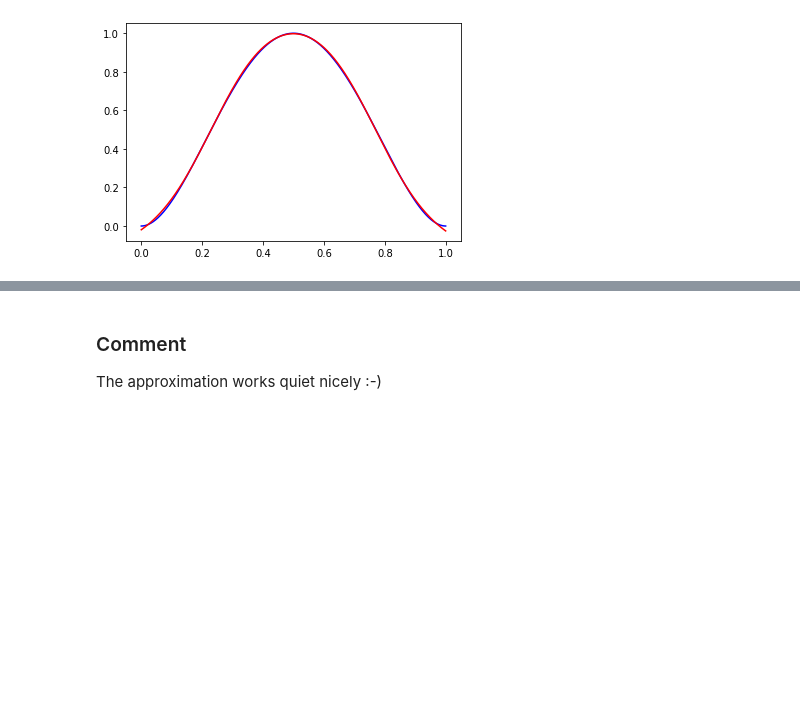
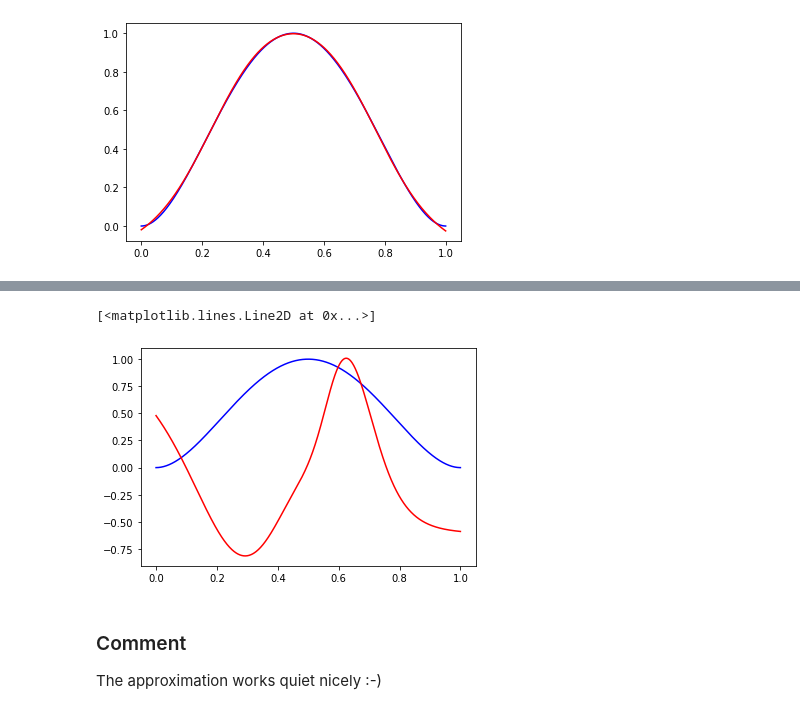
Before and after one commit to codax0r/mse-delearn, a Jupyter notebook: jeh/w3-function_approximation_stud.ipynb, the cells around one changed output, grey strips where cells are left out. Cells and saved outputs as stored; diff of their text form; code cells hidden in the pictures; blank space fills up the shorter version.

```diff
--- a/jeh/w3-function_approximation_stud.ipynb
+++ b/jeh/w3-function_approximation_stud.ipynb
@@ -409,3 +423,16 @@ plt.plot(X_test[0,:],Ypred_test[0,:],'r-')
+# %%
+### START YOUR CODE ###
+W1, W2, b1, b2 = params['W1'], params['W2'], params['b1'], params['b2']
+Ypred_test = predict(X_test_std, W1, b1, W2, b2)
+#Ypred_test = inv_normalize(Ypred_test, mu=y_train_mu, stdev=y_train_stdev)
+### END YOUR CODE ###
+
+
+plt.plot(X_test[0,:],y_test[0,:],'b-')
+plt.plot(X_test[0,:],Ypred_test[0,:],'r-')
+# %% [output]
+[<matplotlib.lines.Line2D at 0x...>]
+[figure, added]
 # %% [markdown]
 ### Comment
 The approximation works quiet nicely :-)
```
Also changed, not shown: parts of 14 cells of this notebook.
